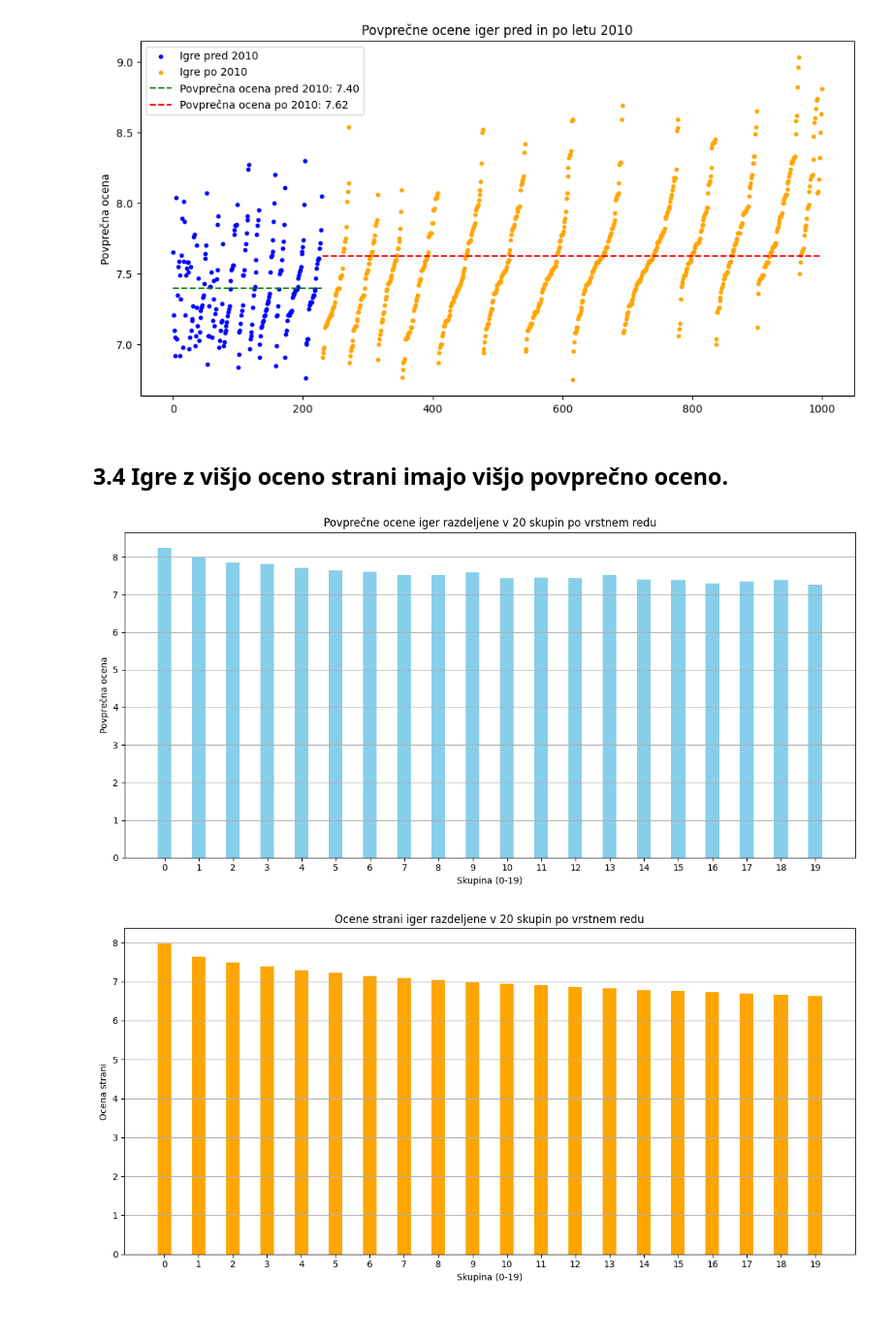
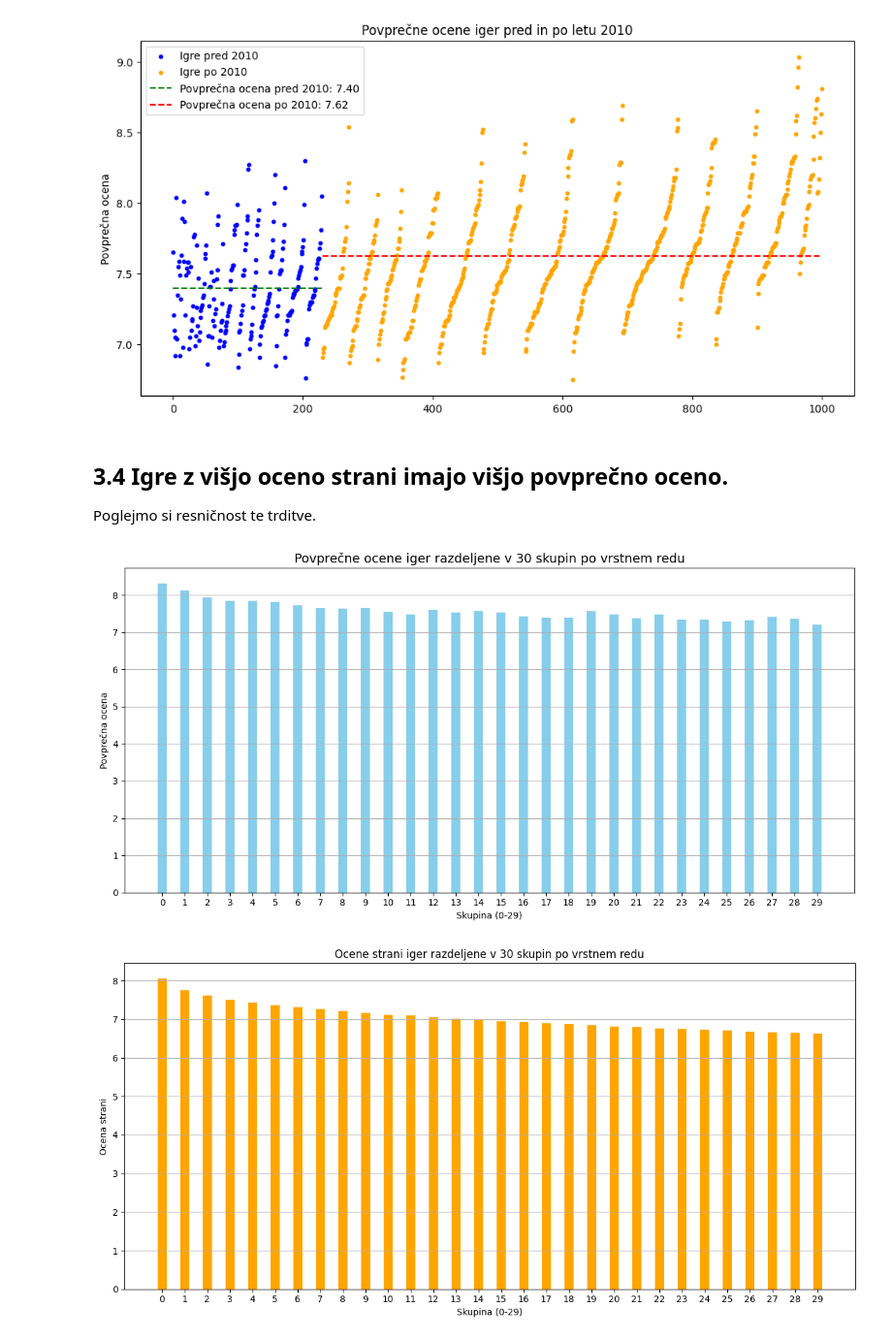
Before and after one commit to NikUrukalo/uvp-projektna-naloga, a Jupyter notebook: analiza.ipynb, the cells around one changed output. Shown: that part at 97% size. Cells and saved outputs as stored; diff of their text form; code cells hidden in the pictures.

```diff
--- a/analiza.ipynb
+++ b/analiza.ipynb
@@ -193,32 +198,34 @@ plt.show()
 [figure]
 # %% [markdown]
 ## 3.4 Igre z višjo oceno strani imajo višjo povprečno oceno.
+
+Poglejmo si resničnost te trditve.
 # %%
-igre['skupina'] = pd.cut(igre.index, bins=20, labels=False)
+igre['skupina'] = pd.cut(igre.index, bins=30, labels=False)
 
 skupine_avg = igre.groupby('skupina').agg({'povprecna_ocena': 'mean', 'ocena_strani': 'mean'}).reset_index()
 
 
 plt.figure(figsize=(12, 6))
 plt.bar(skupine_avg['skupina'], skupine_avg['povprecna_ocena'], width=0.4, color='skyblue')
-plt.xlabel('Skupina (0-19)')
+plt.xlabel('Skupina (0-29)')
 plt.ylabel('Povprečna ocena')
-plt.title('Povprečne ocene iger razdeljene v 20 skupin po vrstnem redu')
+plt.title('Povprečne ocene iger razdeljene v 30 skupin po vrstnem redu', fontsize=14)
 plt.xticks(skupine_avg['skupina'])
 plt.grid(axis='y')
 plt.tight_layout()
 plt.show()
 
 
 plt.figure(figsize=(12, 6))
 plt.bar(skupine_avg['skupina'], skupine_avg['ocena_strani'], width=0.4, color='orange')
-plt.xlabel('Skupina (0-19)')
+plt.xlabel('Skupina (0-29)')
 plt.ylabel('Ocena strani')
-plt.title('Ocene strani iger razdeljene v 20 skupin po vrstnem redu')
+plt.title('Ocene strani iger razdeljene v 30 skupin po vrstnem redu')
 plt.xticks(skupine_avg['skupina'])
 plt.grid(axis='y')
 plt.tight_layout()
 plt.show()
 # %% [output]
-[figure, old version]
+[figure, new version]
-[figure, old version]
+[figure, new version]
```
Also changed, not shown: parts of 7 cells of this notebook.
